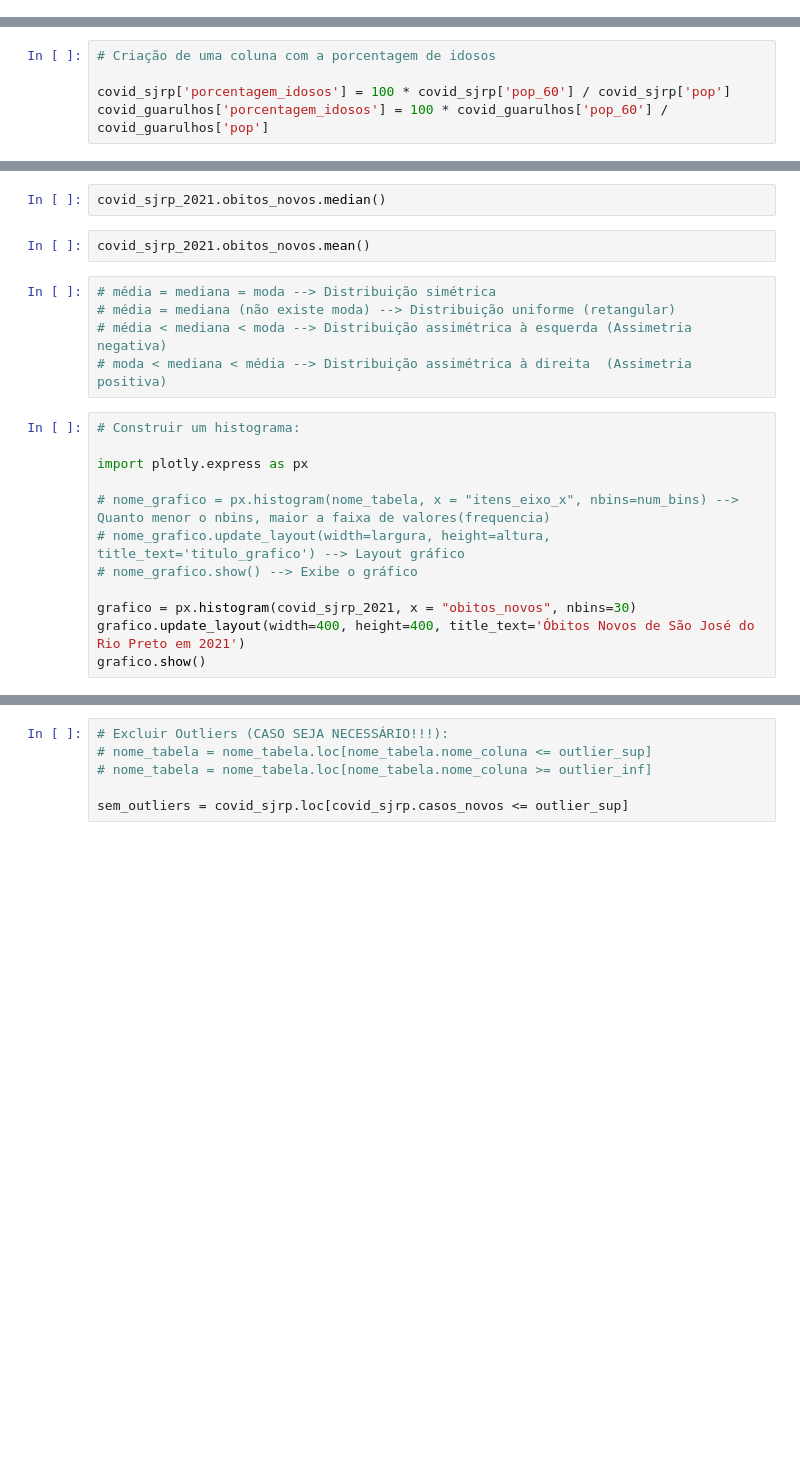
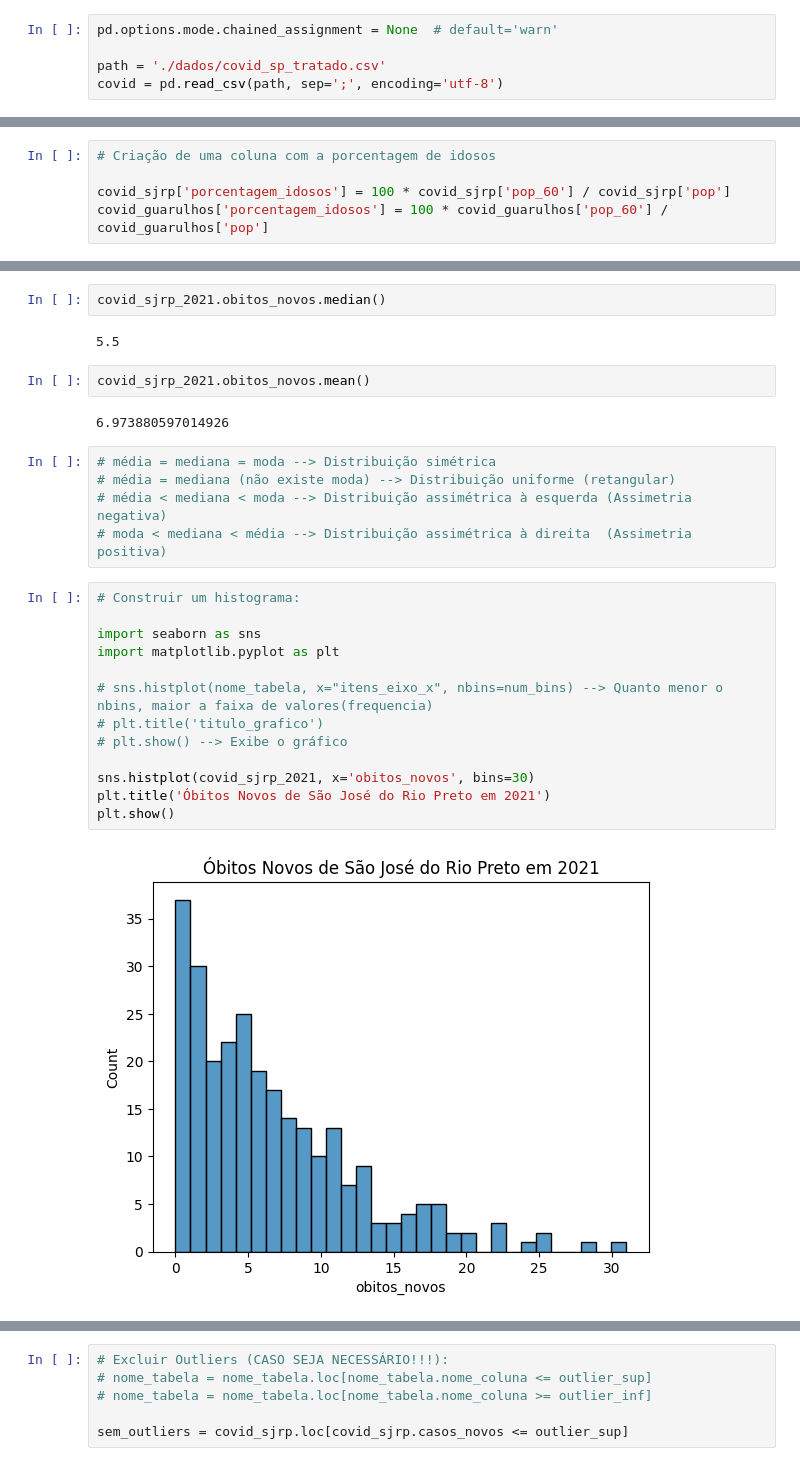
Before and after one commit to lborgatow/data-analysis, a Jupyter notebook: 2 - Análises Estatísticas - Projeto 1.ipynb, the cells around one changed output, grey strips where cells are left out. Drawn from its saved outputs; the diff is of its cells as text; blank space fills up the shorter version.

```diff
--- a/2 - Análises Estatísticas - Projeto 1.ipynb
+++ b/2 - Análises Estatísticas - Projeto 1.ipynb
@@ -16,2 +10,7 @@ covid = pd.read_csv(path, sep=';', encoding='utf-8')
+# %%
+pd.options.mode.chained_assignment = None  # default='warn'
+
+path = './dados/covid_sp_tratado.csv'
+covid = pd.read_csv(path, sep=';', encoding='utf-8')
 # %%
 covid.head()
@@ -122,7 +245,11 @@ covid_sjrp_2021.obitos_novos.mode()
 # %%
 covid_sjrp_2021.obitos_novos.median()
+# %% [output]
+5.5
 # %%
 covid_sjrp_2021.obitos_novos.mean()
+# %% [output]
+6.973880597014926
 # %%
 # média = mediana = moda --> Distribuição simétrica
 # média = mediana (não existe moda) --> Distribuição uniforme (retangular)
@@ -131,15 +258,18 @@ covid_sjrp_2021.obitos_novos.mean()
 # %%
 # Construir um histograma:
 
-import plotly.express as px
+import seaborn as sns
+import matplotlib.pyplot as plt
 
-# nome_grafico = px.histogram(nome_tabela, x = "itens_eixo_x", nbins=num_bins) --> Quanto menor o nbins, maior a faixa de valores(frequencia)
-# nome_grafico.update_layout(width=largura, height=altura, title_text='titulo_grafico') --> Layout gráfico
-# nome_grafico.show() --> Exibe o gráfico
+# sns.histplot(nome_tabela, x="itens_eixo_x", nbins=num_bins) --> Quanto menor o nbins, maior a faixa de valores(frequencia)
+# plt.title('titulo_grafico')
+# plt.show() --> Exibe o gráfico
 
-grafico = px.histogram(covid_sjrp_2021, x = "obitos_novos", nbins=30)
-grafico.update_layout(width=400, height=400, title_text='Óbitos Novos de São José do Rio Preto em 2021')
-grafico.show()
+sns.histplot(covid_sjrp_2021, x='obitos_novos', bins=30)
+plt.title('Óbitos Novos de São José do Rio Preto em 2021')
+plt.show()
+# %% [output]
+[figure, added]
 # %%
 # Rio Preto 2021:
 
```
Also changed, not shown: parts of 123 cells of this notebook, 1 other file.
